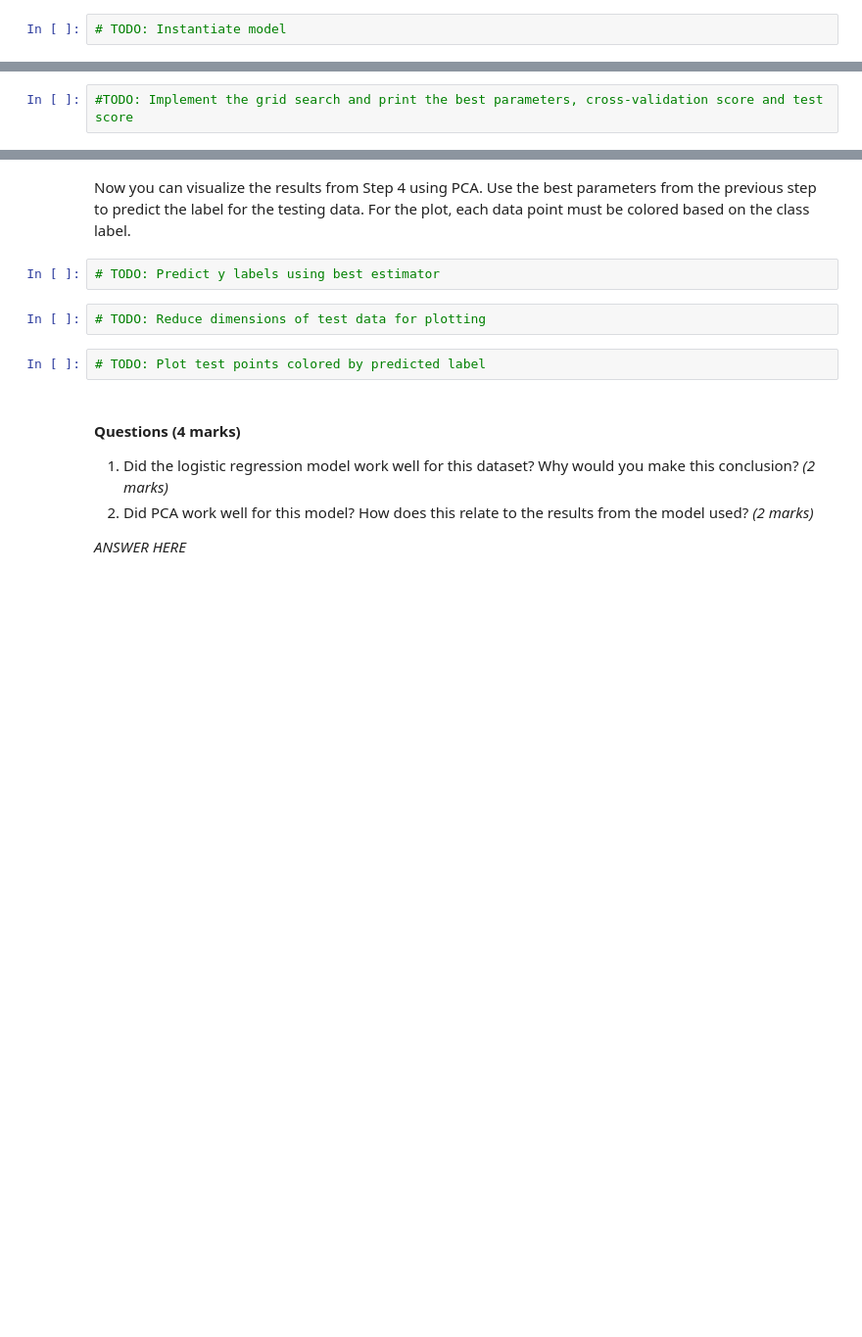
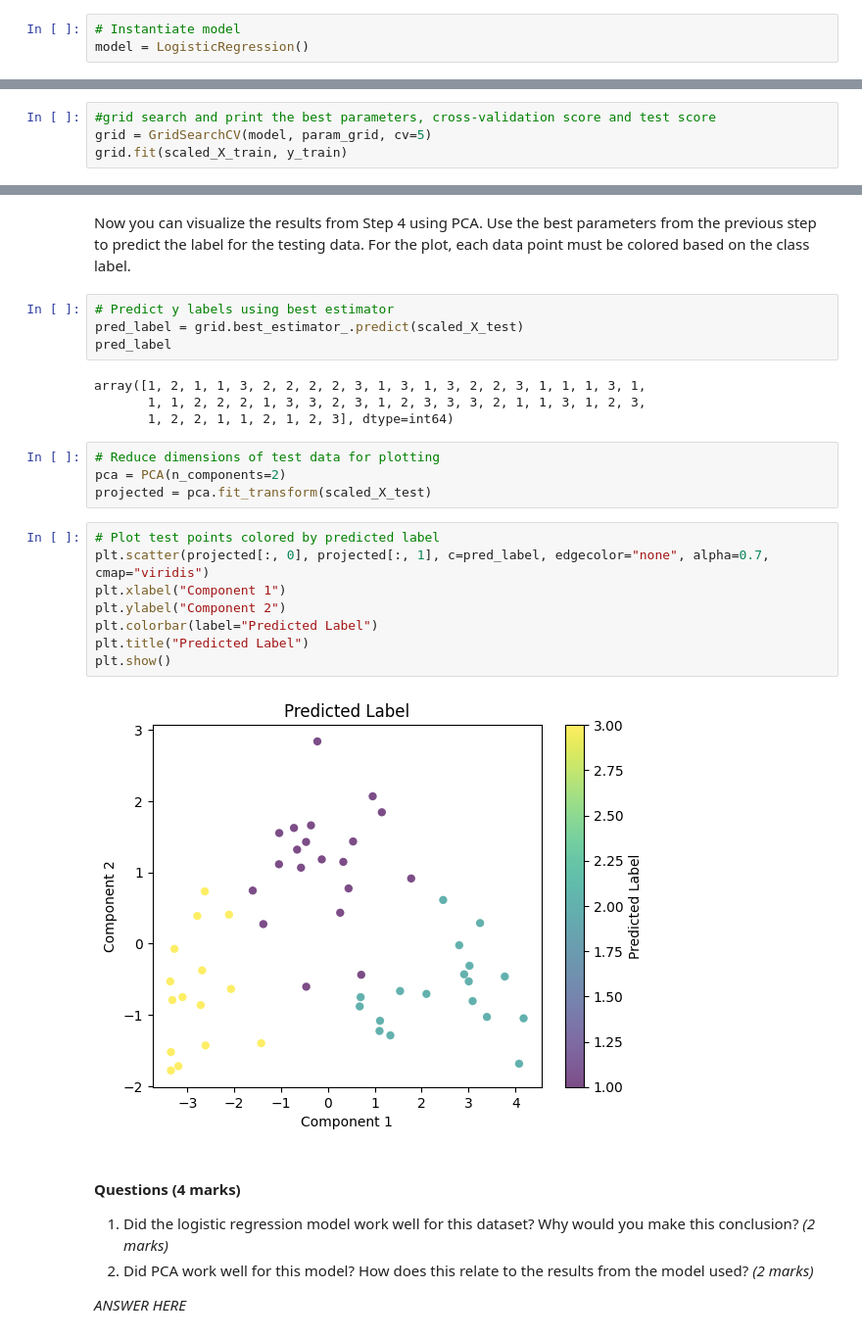
Before and after one commit to chvaldez10/Dog-Apps, a Jupyter notebook: ENSF 611/assignments/A5/Assignment 5.ipynb, the cells around one changed output, grey strips where cells are left out. Shown: that part at 98% size. Saved outputs shown, nothing was run; the diff lists cells and outputs as text; blank space fills up the shorter version.

Commit message:
finished pt 1 implementation

```diff
--- a/ENSF 611/assignments/A5/Assignment 5.ipynb
+++ b/ENSF 611/assignments/A5/Assignment 5.ipynb
@@ -64,7 +70,8 @@ Now that we have our training data, we can implement our selected scaler.
 # %% [markdown]
 The next step is to instantiate our selected model. In this case, we will be using `LogisticRegression()`
 # %%
-# TODO: Instantiate model
+# Instantiate model
+model = LogisticRegression()
 # %% [markdown]
 ### Step 4: Validation (2 marks)
 # %% [markdown]
@@ -73,4 +80,6 @@ To validate the results, we need to use cross-validation. To make sure we are us
 param_grid = {'C': [0.01, 0.1, 1.0, 10.0],
              'fit_intercept': [True, False]}
 # %%
-#TODO: Implement the grid search and print the best parameters, cross-validation score and test score
+#grid search and print the best parameters, cross-validation score and test score
+grid = GridSearchCV(model, param_grid, cv=5)
+grid.fit(scaled_X_train, y_train)
@@ -79,11 +106,27 @@ param_grid = {'C': [0.01, 0.1, 1.0, 10.0],
 # %% [markdown]
 Now you can visualize the results from Step 4 using PCA. Use the best parameters from the previous step to predict the label for the testing data. For the plot, each data point must be colored based on the class label.
 # %%
-# TODO: Predict y labels using best estimator
+# Predict y labels using best estimator
+pred_label = grid.best_estimator_.predict(scaled_X_test)
+pred_label
+# %% [output]
+array([1, 2, 1, 1, 3, 2, 2, 2, 2, 3, 1, 3, 1, 3, 2, 2, 3, 1, 1, 1, 3, 1,
+       1, 1, 2, 2, 2, 1, 3, 3, 2, 3, 1, 2, 3, 3, 3, 2, 1, 1, 3, 1, 2, 3,
+       1, 2, 2, 1, 1, 2, 1, 2, 3], dtype=int64)
 # %%
-# TODO: Reduce dimensions of test data for plotting
+# Reduce dimensions of test data for plotting
+pca = PCA(n_components=2)
+projected = pca.fit_transform(scaled_X_test)
-# %%
-# TODO: Plot test points colored by predicted label
+# %%
+# Plot test points colored by predicted label
+plt.scatter(projected[:, 0], projected[:, 1], c=pred_label, edgecolor="none", alpha=0.7, cmap="viridis")
+plt.xlabel("Component 1")
+plt.ylabel("Component 2")
+plt.colorbar(label="Predicted Label")
+plt.title("Predicted Label")
+plt.show()
+# %% [output]
+[figure, added]
 # %% [markdown]
 #### Questions (4 marks)
 
```
Also changed, not shown: parts of 21 cells of this notebook.
